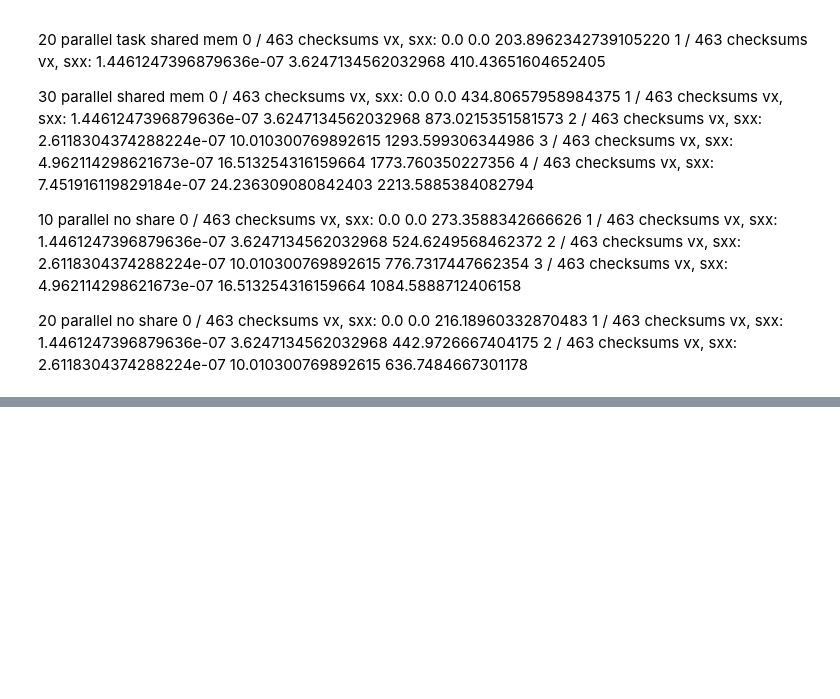
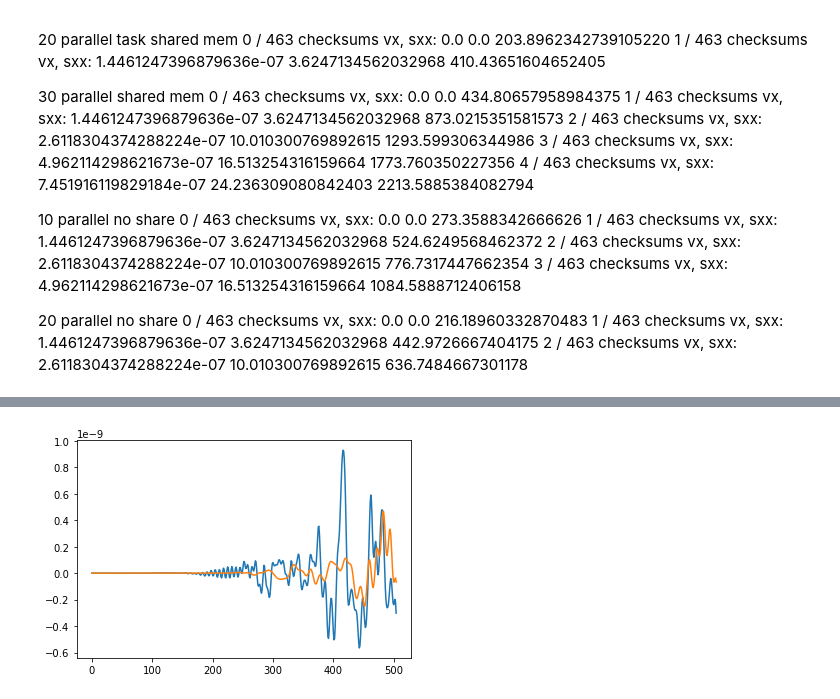
Before and after one commit to danchendrickson/3D_EFIT, a Jupyter notebook: OtherCode/efit3D-Copy3.ipynb, the cells around one changed output, grey strips where cells are left out. Drawn from its saved outputs; the diff is of its cells as text; code cells hidden in the pictures; blank space fills up the shorter version.

```diff
--- a/OtherCode/efit3D-Copy3.ipynb
+++ b/OtherCode/efit3D-Copy3.ipynb
@@ -1093,4 +1117,7 @@ plt.show()
 # %%
-plt.plot(vySignal)
+plt.plot(vy1Signal)
+plt.plot(vy2Signal)
 plt.show()
+# %% [output]
+[figure, added]
 # %%
```
Also changed, not shown: parts of 15 cells of this notebook, 1 other file.
